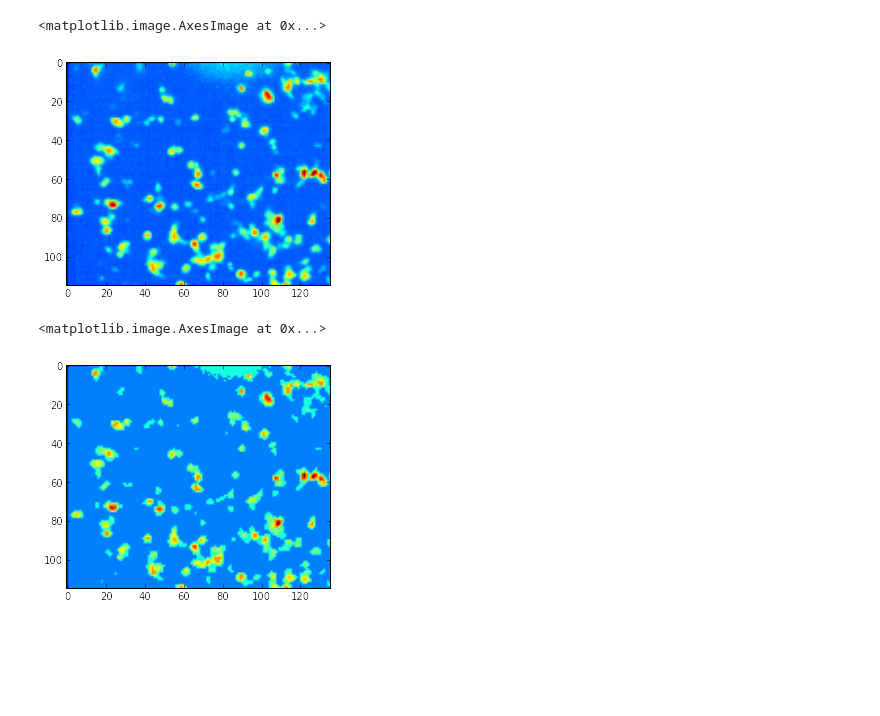
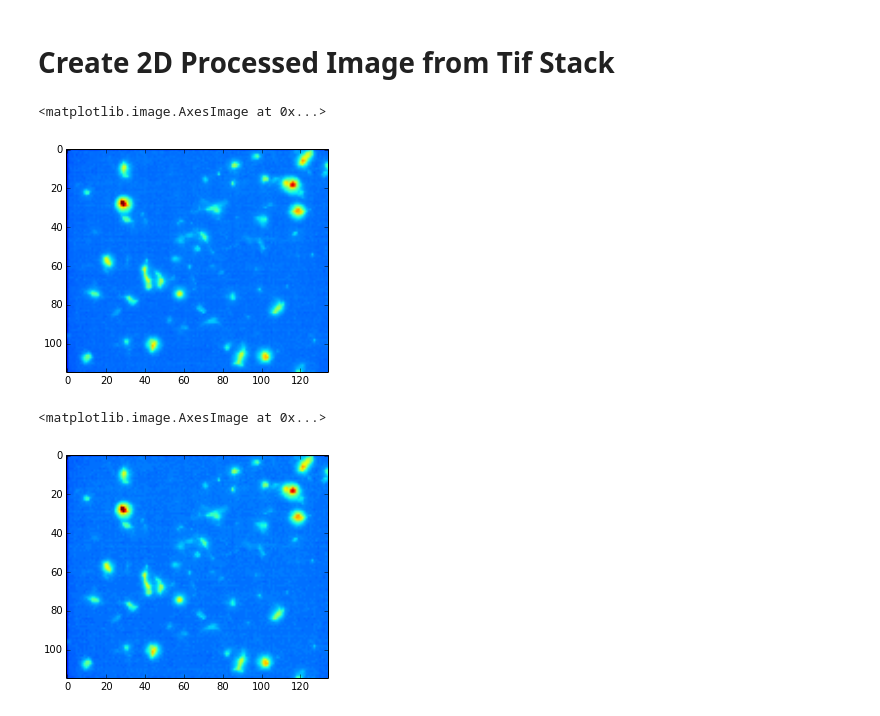
Before and after one commit to dattalab/celljail, a Jupyter notebook: Local correlation method-Copy2.ipynb, the cells around one changed output. Drawn from its saved outputs; the diff is of its cells as text; code cells hidden in the pictures; blank space fills up the shorter version.

```diff
--- a/Local correlation method-Copy2.ipynb
+++ b/Local correlation method-Copy2.ipynb
@@ -21,8 +24,8 @@ from skimage import filter
 # %%
-FRAMES = 220
-GRAPHSIZE = 250
+FRAMES = 600
+GRAPHSIZE = 650
 FRAMEDELAY = 8
-STIM_1_START = 30+FRAMEDELAY
-STIM_1_END = 50+FRAMEDELAY
-STIM_2_START = 140+FRAMEDELAY
-STIM_2_END = 160+FRAMEDELAY
+STIM_1_START = 100+FRAMEDELAY
+STIM_1_END = 200+FRAMEDELAY
+STIM_2_START = 0
+STIM_2_END = 0
@@ -29,8 +34,7 @@ STIM_2_END = 160+FRAMEDELAY
 # %%
 # Specify where the images are
-
-datadir = "/Volumes/Neurobio/DattaLab/Paul/screendataforkei/screenNofK/" #LARGER DIRECTORY OF IMAGE FILES
-img_dir = os.path.join(datadir, 'day3_072314/6c/try1/*small*') #THE SPECIFIC TRIAL YOU'RE IMAGING
+datadir = "/files/Neurobio/DattaLab/Paul/screendataforkei/inducible/" #LARGER DIRECTORY OF IMAGE FILES
+img_dir = os.path.join(datadir, '092214induciblegrid#2/4hours/6c0.1ugtethigh/*small*') #THE SPECIFIC TRIAL YOU'RE IMAGING
 img_temp = glob(img_dir)
 img_files = sorted(img_temp)[:FRAMES]
 # print img_files
@@ -39,6 +43,8 @@ img_files = sorted(img_temp)[:FRAMES]
 Is = np.rollaxis(np.dstack([tiffile.imread(i) for i in img_files]), 2, 0)
 tiffile.imsave('6c.tif', Is[:], compress=0) #change name for tif file save out
 Is = Is[:,::2,::2].astype('float64')
+# %% [markdown]
+# Create 2D Processed Image from Tif Stack
 # %%
 # Calculate the maximum across all frames
 accum = np.log(Is.max(axis=0))
@@ -53,13 +56,13 @@ I_show = accum.copy()
 imshow(I_show)
 # %% [output]
 <matplotlib.image.AxesImage at 0x...>
-[figure, old version]
+[figure, new version]
 # %%
 #increase contrast
 import ImageEnhance
-I_contrast = I_show*2
+I_contrast = I_show*25
 I_contrast = I_contrast.astype("uint16")
 imshow(I_contrast)
 # %% [output]
 <matplotlib.image.AxesImage at 0x...>
-[figure, old version]
+[figure, new version]
```
Also changed, not shown: parts of 40 cells of this notebook.
